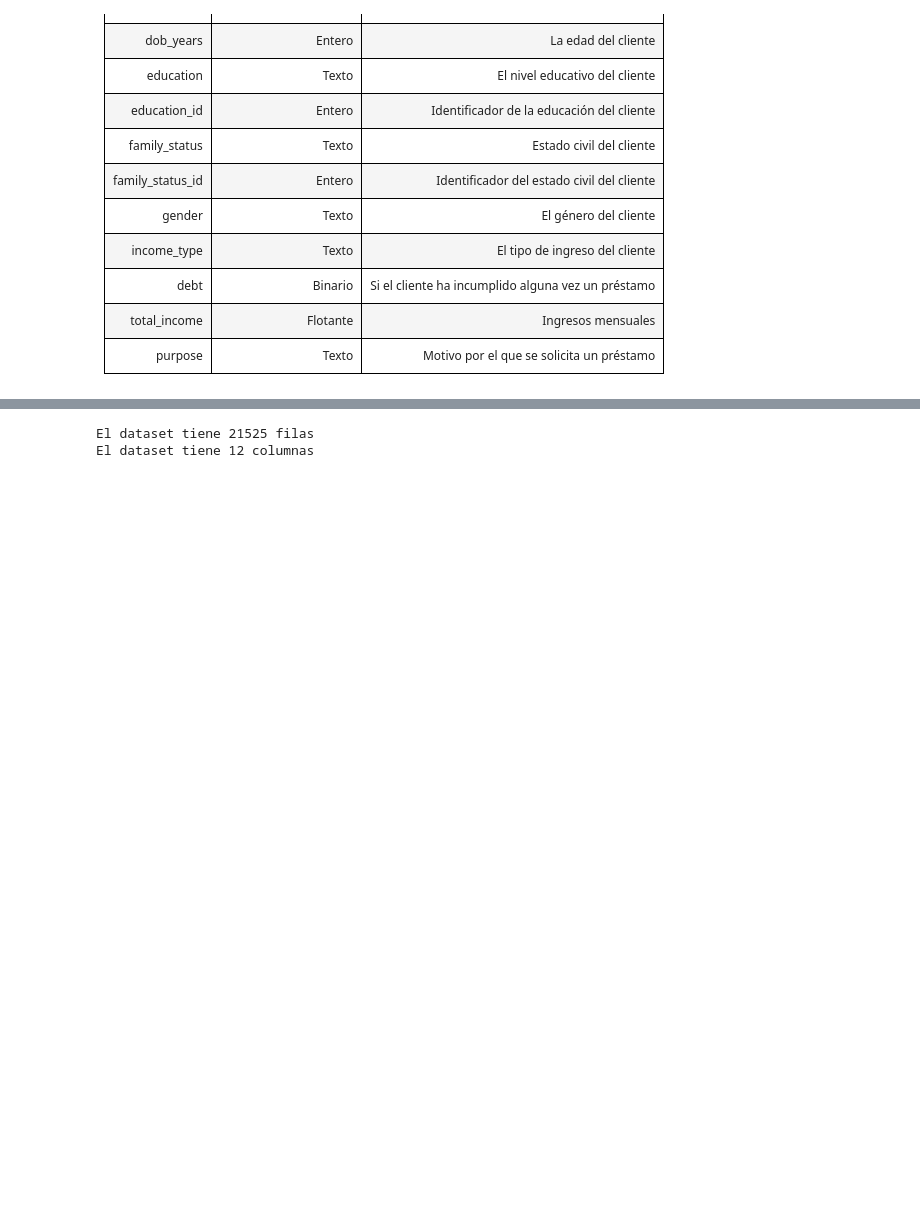
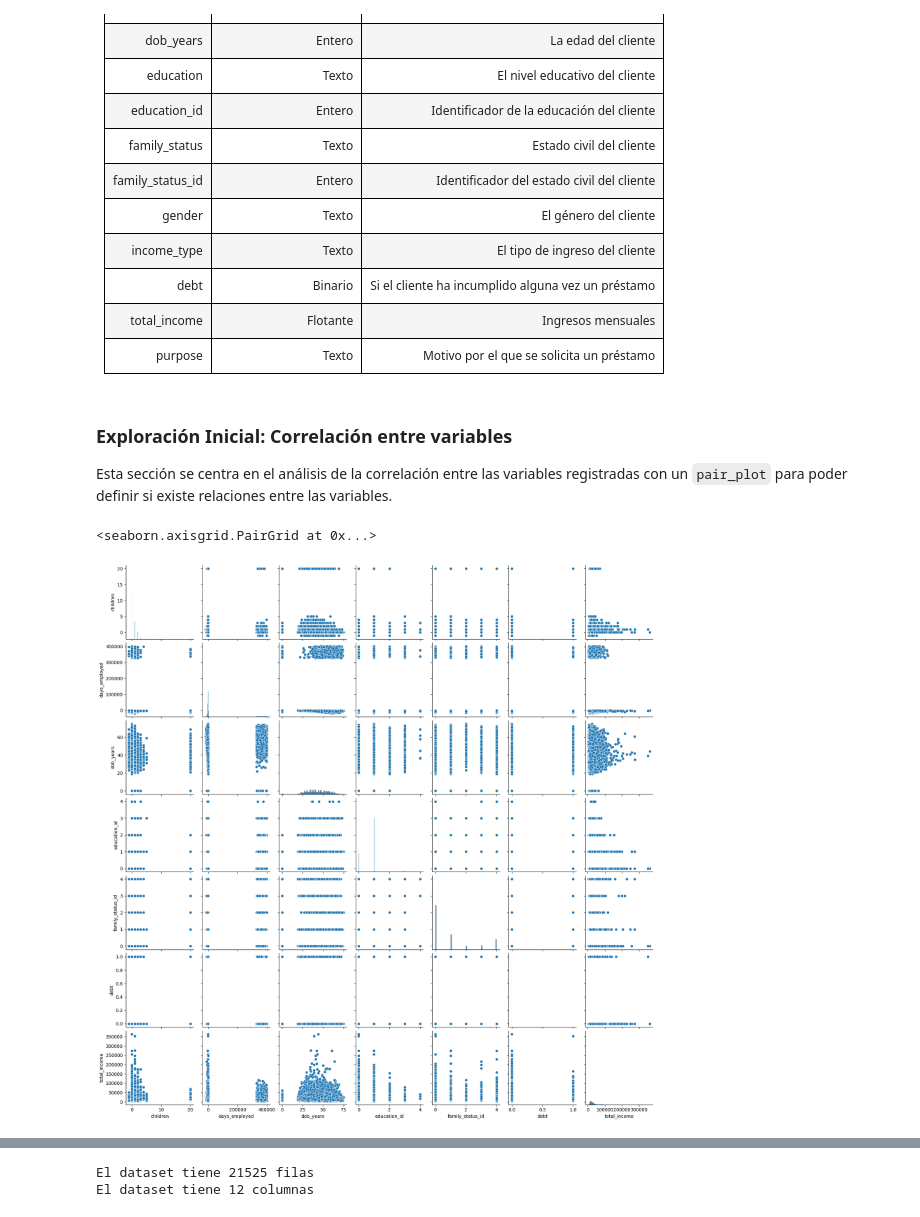
Before and after one commit to Volv1t3/MidtermDataAnalysisProject, a Jupyter notebook: src/python/notebooks/Proyecto_En_Clase_Arellano.ipynb, the cells around one changed output, grey strips where cells are left out. Saved outputs shown, nothing was run; the diff lists cells and outputs as text; code cells hidden in the pictures; blank space fills up the shorter version.

Commit message:
Add new libraries to requirements and enhance data exploration in the notebook

```diff
--- a/src/python/notebooks/Proyecto_En_Clase_Arellano.ipynb
+++ b/src/python/notebooks/Proyecto_En_Clase_Arellano.ipynb
@@ -182,4 +188,14 @@ Para esta subsección, se realizará una revisión estática de los campos corre
     </tbody>
 </table>
 </div>
+# %% [markdown]
+### Exploración Inicial: Correlación entre variables
+
+Esta sección se centra en el análisis de la correlación entre las variables registradas con un `pair_plot` para poder definir si existe relaciones entre las variables.
+# %%
+#? 1. Exploracion del pairplot para variables numericas
+sns.pairplot(data_to_explore)
+# %% [output]
+<seaborn.axisgrid.PairGrid at 0x...>
+[figure, added]
 # %% [markdown]
```
Also changed, not shown: parts of 123 cells of this notebook, 1 other file.
